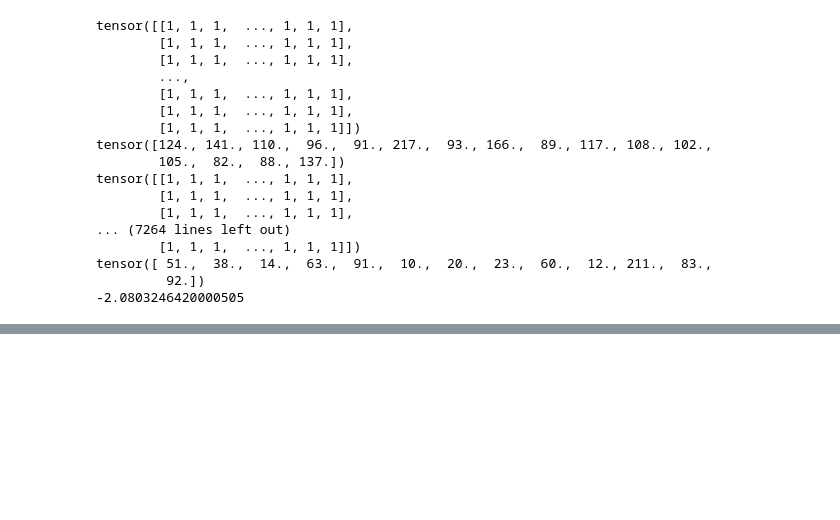
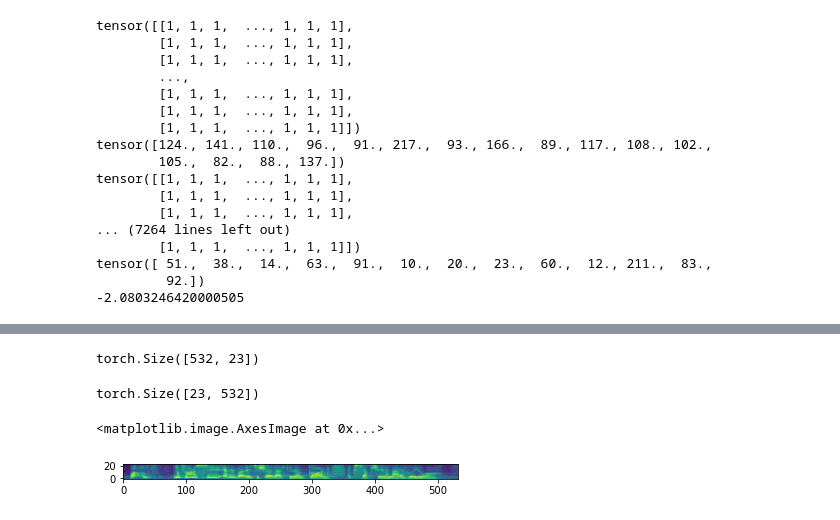
Before and after one commit to GeoffreyFrost/code-switched-language-diarization, a Jupyter notebook: notebooks/preprocessor_tinker.ipynb, the cells around one changed output, grey strips where cells are left out. Drawn from its saved outputs; the diff is of its cells as text; code cells hidden in the pictures; blank space fills up the shorter version.

```diff
--- a/notebooks/preprocessor_tinker.ipynb
+++ b/notebooks/preprocessor_tinker.ipynb
@@ -141,3 +134,4 @@ import pandas as pd
 from utils.datasets import read_pickle_df, load_dfs
 # %%
 df_trn, df_dev = load_dfs('/home/gfrost/datasets/soapies_balanced_corpora/cs_engzul_balanced/lang_targs_mult', 'engzul')
+melspec_extractor = torchaudio.transforms.MelSpectrogram(n_fft=400, hop_length=160, n_mels=23)
@@ -146,0 +138,4 @@ t = pd.Series(df_trn.audio_fpath)
+# %%
+path = df_trn.iloc[0, 0]
+audio, sr = torchaudio.load(path)
+melspec = torch.log10(melspec_extractor(audio))
@@ -146,0 +152,15 @@ t = pd.Series(df_trn.audio_fpath)
+# %%
+melspec[0].T.shape
+# %% [output]
+torch.Size([532, 23])
+# %%
+melspec[0].shape
+# %% [output]
+torch.Size([23, 532])
+# %%
+import matplotlib.pyplot as plt
+
+plt.imshow(melspec[0], origin='lower')
+# %% [output]
+<matplotlib.image.AxesImage at 0x...>
+[figure, added]
```
Also changed, not shown: parts of 15 cells of this notebook, 11 other files.
